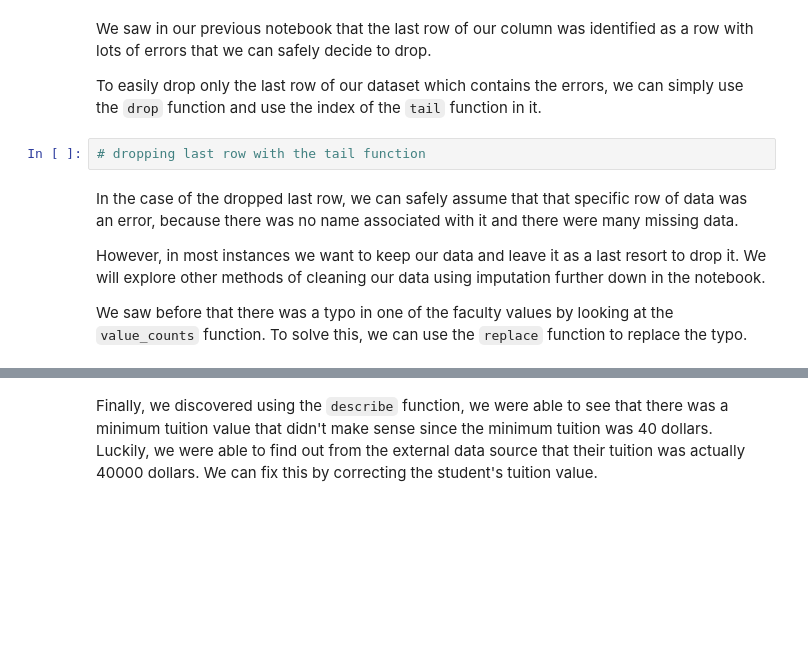
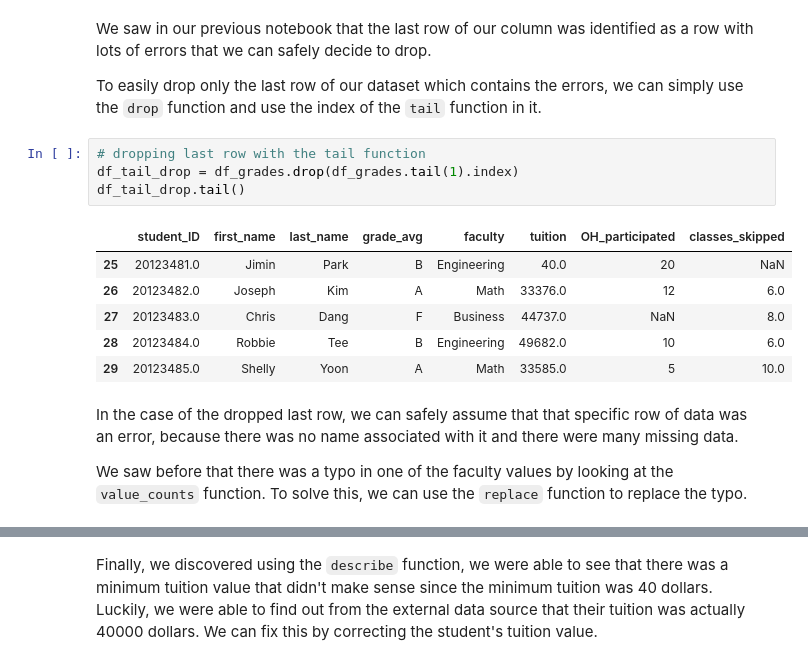
Before and after one commit to abubakar2029/machine-learning-portfolio, a Jupyter notebook: 01_data_loading_&_preparation/notebooks/Data Cleaning and Imputation - Student Version.ipynb, the cells around one changed output, grey strips where cells are left out. Cells and saved outputs as stored; diff of their text form; blank space fills up the shorter version.

```diff
--- a/01_data_loading_&_preparation/notebooks/Data Cleaning and Imputation - Student Version.ipynb
+++ b/01_data_loading_&_preparation/notebooks/Data Cleaning and Imputation - Student Version.ipynb
@@ -60,11 +60,18 @@ We saw in our previous notebook that the last row of our column was identified a
 To easily drop only the last row of our dataset which contains the errors, we can simply use the `drop` function and use the index of the `tail` function in it.
 # %%
 # dropping last row with the tail function
+df_tail_drop = df_grades.drop(df_grades.tail(1).index)
+df_tail_drop.tail()
+# %% [output]
+|  | student_ID | first_name | last_name | grade_avg | faculty | tuition | OH_participated | classes_skipped |
+| 25 | 20123481.0 | Jimin | Park | B | Engineering | 40.0 | 20 | NaN |
+| 26 | 20123482.0 | Joseph | Kim | A | Math | 33376.0 | 12 | 6.0 |
+| 27 | 20123483.0 | Chris | Dang | F | Business | 44737.0 | NaN | 8.0 |
+| 28 | 20123484.0 | Robbie | Tee | B | Engineering | 49682.0 | 10 | 6.0 |
+| 29 | 20123485.0 | Shelly | Yoon | A | Math | 33585.0 | 5 | 10.0 |
 # %% [markdown]
 In the case of the dropped last row, we can safely assume that that specific row of data was an error, because there was no name associated with it and there were many missing data.
 
-However, in most instances we want to keep our data and leave it as a last resort to drop it. We will explore other methods of cleaning our data using imputation further down in the notebook.
-
 We saw before that there was a typo in one of the faculty values by looking at the `value_counts` function. To solve this, we can use the `replace` function to replace the typo.
 # %%
 # Explore what unique values appear in the Faculty column
```
Also changed, not shown: parts of 22 cells of this notebook, 8 other files.
